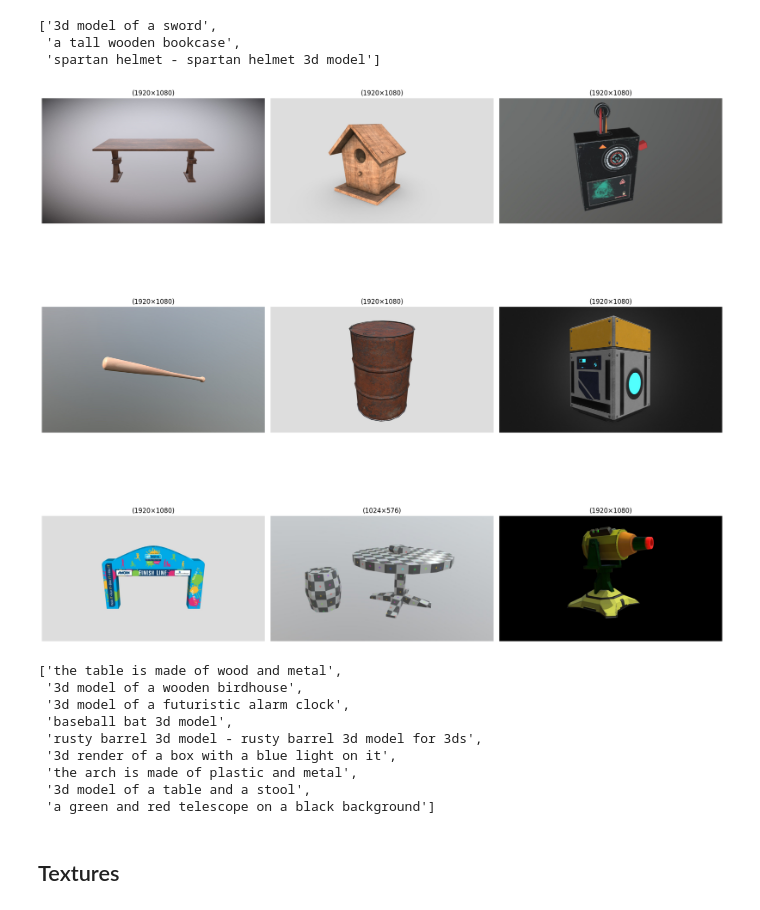
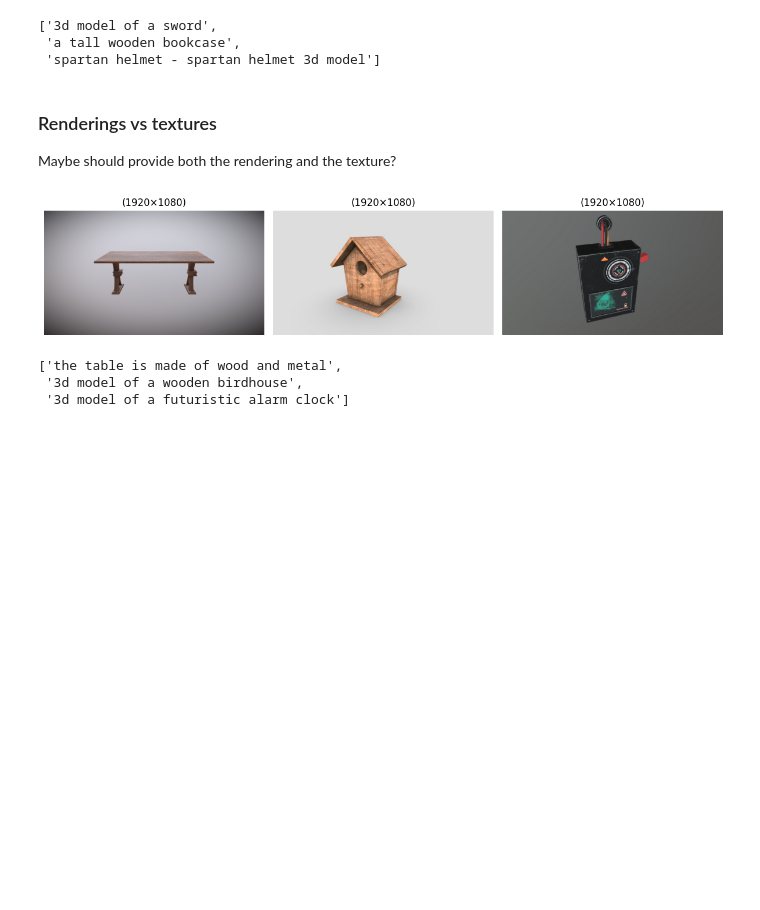
Before and after one commit to MrPio/Texture-Anything, a Jupyter notebook: 4-enhance_dataset/4.2-Preview_Captions.ipynb, the cells around one changed output. Drawn from its saved outputs; the diff is of its cells as text; code cells hidden in the pictures; blank space fills up the shorter version.

```diff
--- a/4-enhance_dataset/4.2-Preview_Captions.ipynb
+++ b/4-enhance_dataset/4.2-Preview_Captions.ipynb
@@ -30,5 +30,5 @@ The hyperparameters of the BLIP2 model that can be tweaked to improve the predic
 # %%
 paths_render = sorted((ROOT_PATH / "data/dataset/objaverse/render").glob("*.jpg"))
 paths_diffuse = sorted((ROOT_PATH / "data/dataset/objaverse/diffuse").glob("*.png"))
-captions = json.load(open(ROOT_PATH / "data/dataset/objaverse/caption/captions.json"))
+captions = json.load(open(ROOT_PATH / "data/dataset/objaverse/caption/captions_t5.json"))
 # %% [markdown]
@@ -47,25 +49,21 @@ plot_images(
 ['3d model of a sword',
  'a tall wooden bookcase',
  'spartan helmet - spartan helmet 3d model']
+# %% [markdown]
+### Renderings vs textures
+
+Maybe should provide both the rendering and the texture?
 # %%
-selected_captions = [(x.stem, captions[x.stem]) for x in paths_diffuse[:9]]
+selected_captions = [(x.stem, captions[x.stem]) for x in paths_diffuse[:3]]
 plot_images(
     [PIL.Image.open(ROOT_PATH / "data/dataset/objaverse/render" / f"{uid}.jpg") for uid, _ in selected_captions],
     cols=3,
-    size=6,
+    size=4,
 )
 [x for _, x in selected_captions]
 # %% [output]
-[figure, old version]
+[figure, new version]
 ['the table is made of wood and metal',
  '3d model of a wooden birdhouse',
- '3d model of a futuristic alarm clock',
- 'baseball bat 3d model',
- 'rusty barrel 3d model - rusty barrel 3d model for 3ds',
- '3d render of a box with a blue light on it',
- 'the arch is made of plastic and metal',
- '3d model of a table and a stool',
- 'a green and red telescope on a black background']
+ '3d model of a futuristic alarm clock']
-# %% [markdown]
-## Textures
 # %%
```
Also changed, not shown: parts of 4 cells of this notebook, 5 other files.
